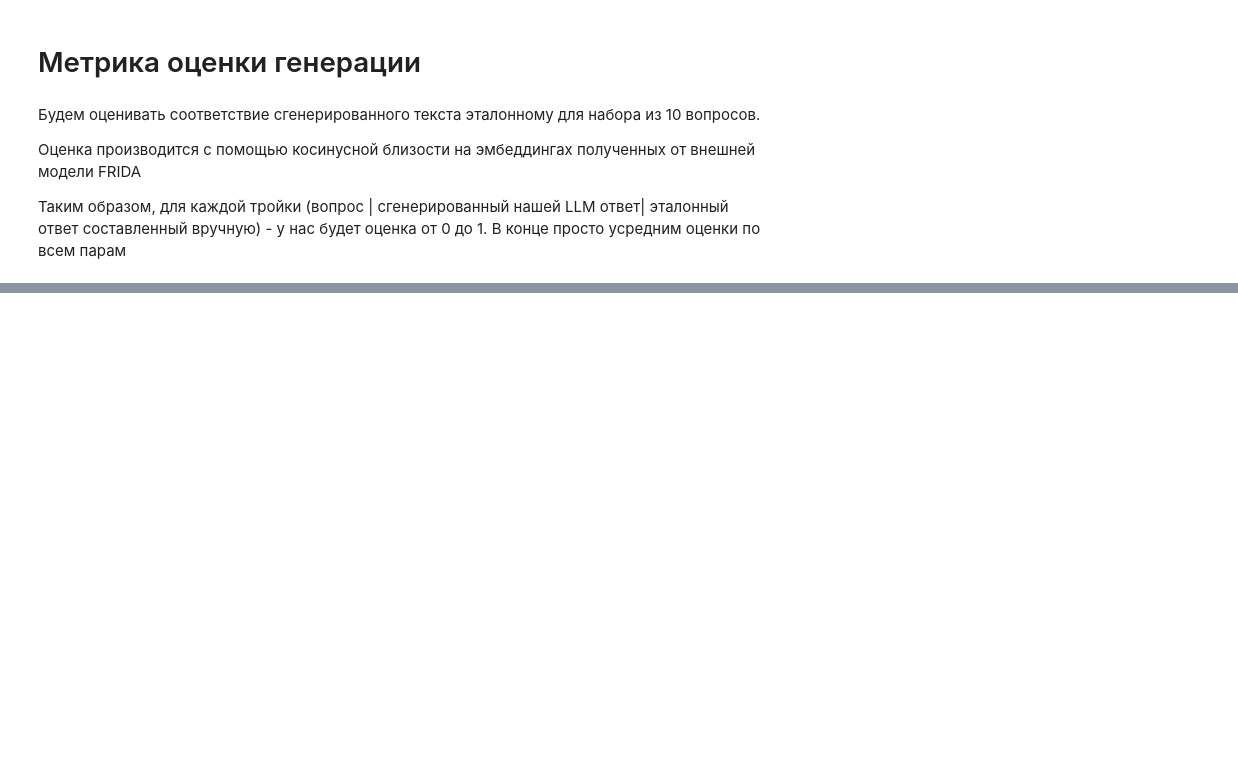
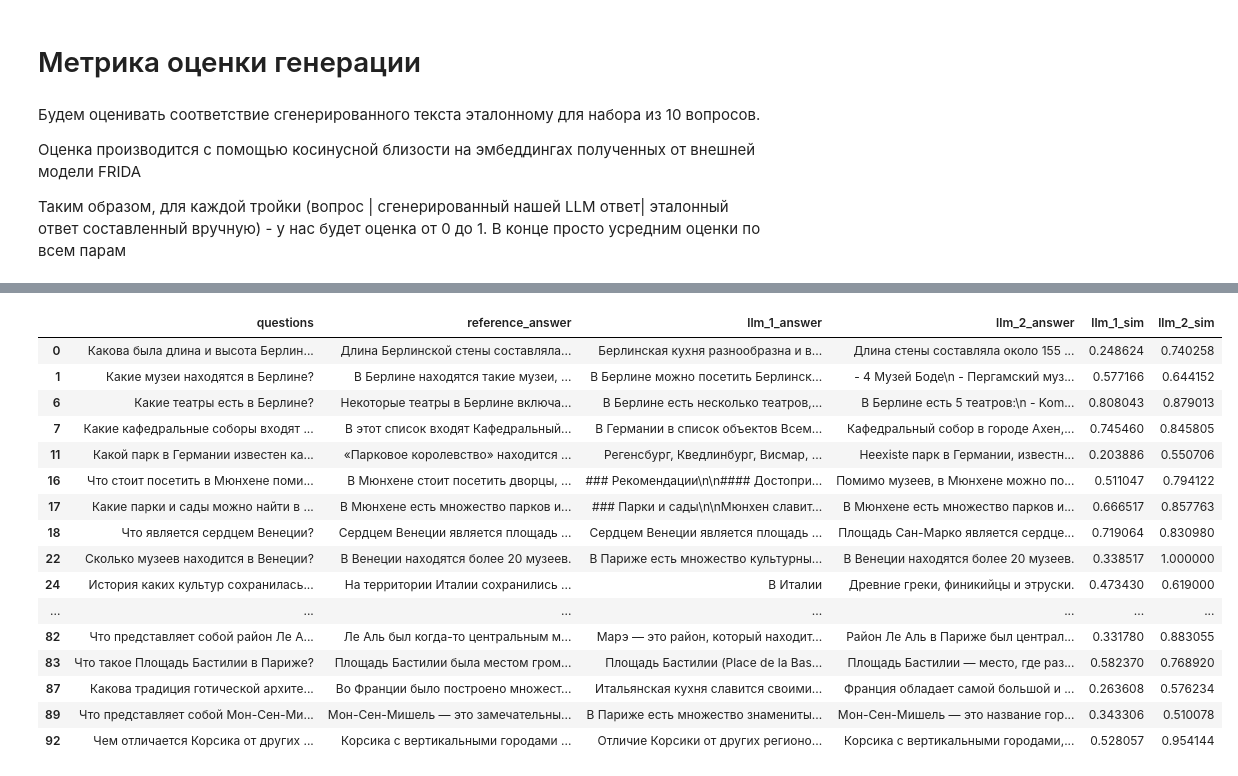
Before and after one commit to malyushitsky/rag-sber, a Jupyter notebook: model_eval.ipynb, the cells around one changed output, grey strips where cells are left out. Saved outputs shown, nothing was run; the diff lists cells and outputs as text; code cells hidden in the pictures; blank space fills up the shorter version.

Commit message:
add eval of 2 LLM and data to compare it

```diff
--- a/model_eval.ipynb
+++ b/model_eval.ipynb
@@ -475,0 +731,23 @@ cosine_similarity: 0.8087
+# %%
+# Сохраним все на диск
+
+import json
+
+data = []
+for q, ref, pred, similarity in zip(questions, reference_answers, generated_answer, similarity):
+    data.append({
+        "question": q,
+        "reference_answer": ref,
+        "generated_answer": pred,
+        "cosine_similarity": similarity
+    })
+
+with open("responses/qa_results_tbank_8B.json", "w", encoding="utf-8") as f:
+    json.dump(data, f)
+# %%
+with open("responses/qa_results_tbank_8B.json", "r", encoding="utf-8") as f:
+    data = json.load(f)
+
+# questions = [item["question"] for item in data]
+# reference_answers = [item["reference_answer"] for item in data]
+# generated_answers = [item["generated_answer"] for item in data]
@@ -475,0 +756,18 @@ cosine_similarity: 0.8087
+# %%
+import pandas as pd
+
+with open("responses/qa_results_tbank_8B.json", "r", encoding="utf-8") as f:
+    data_tbank = json.load(f)
+
+with open("responses/qa_results_gemma_2B.json", "r", encoding="utf-8") as f:
+    data_gemma = json.load(f)
+# %%
+# создаем датафрейм с вопросами и ответами
+df = pd.DataFrame()
+
+df['questions'] = [item["question"] for item in data_tbank]
+df['reference_answer'] = [item["reference_answer"] for item in data_tbank]
+df['llm_1_answer'] = [item["generated_answer"] for item in data_tbank]
+df['llm_2_answer'] = [item["generated_answer"] for item in data_gemma]
+df['llm_1_sim'] = [item["cosine_similarity"] for item in data_tbank]
+df['llm_2_sim'] = [item["cosine_similarity"] for item in data_gemma]
@@ -475,0 +811,20 @@ cosine_similarity: 0.8087
+# %%
+df[df['llm_2_sim'] > df['llm_1_sim']]
+# %% [output]
+|  | questions | reference_answer | llm_1_answer | llm_2_answer | llm_1_sim | llm_2_sim |
+| 0 | Какова была длина и высота Берлин... | Длина Берлинской стены составляла... | Берлинская кухня разнообразна и в... | Длина стены составляла около 155 ... | 0.248624 | 0.740258 |
+| 1 | Какие музеи находятся в Берлине? | В Берлине находятся такие музеи, ... | В Берлине можно посетить Берлинск... | - 4 Музей Боде\n - Пергамский муз... | 0.577166 | 0.644152 |
+| 6 | Какие театры есть в Берлине? | Некоторые театры в Берлине включа... | В Берлине есть несколько театров,... | В Берлине есть 5 театров:\n - Kom... | 0.808043 | 0.879013 |
+| 7 | Какие кафедральные соборы входят ... | В этот список входят Кафедральный... | В Германии в список объектов Всем... | Кафедральный собор в городе Ахен,... | 0.745460 | 0.845805 |
+| 11 | Какой парк в Германии известен ка... | «Парковое королевство» находится ... | Регенсбург, Кведлинбург, Висмар, ... | Неexiste парк в Германии, известн... | 0.203886 | 0.550706 |
+| 16 | Что стоит посетить в Мюнхене поми... | В Мюнхене стоит посетить дворцы, ... | ### Рекомендации\n\n#### Достопри... | Помимо музеев, в Мюнхене можно по... | 0.511047 | 0.794122 |
+| 17 | Какие парки и сады можно найти в ... | В Мюнхене есть множество парков и... | ### Парки и сады\n\nМюнхен славит... | В Мюнхене есть множество парков и... | 0.666517 | 0.857763 |
+| 18 | Что является сердцем Венеции? | Сердцем Венеции является площадь ... | Сердцем Венеции является площадь ... | Площадь Сан-Марко является сердце... | 0.719064 | 0.830980 |
+| 22 | Сколько музеев находится в Венеции? | В Венеции находятся более 20 музеев. | В Париже есть множество культурны... | В Венеции находятся более 20 музеев. | 0.338517 | 1.000000 |
+| 24 | История каких культур сохранилась... | На территории Италии сохранились ... | В Италии | Древние греки, финикийцы и этруски. | 0.473430 | 0.619000 |
+| ... | ... | ... | ... | ... | ... | ... |
+| 82 | Что представляет собой район Ле А... | Ле Аль был когда-то центральным м... | Марэ — это район, который находит... | Район Ле Аль в Париже был централ... | 0.331780 | 0.883055 |
+| 83 | Что такое Площадь Бастилии в Париже? | Площадь Бастилии была местом гром... | Площадь Бастилии (Place de la Bas... | Площадь Бастилии — место, где раз... | 0.582370 | 0.768920 |
+| 87 | Какова традиция готической архите... | Во Франции было построено множест... | Итальянская кухня славится своими... | Франция обладает самой большой и ... | 0.263608 | 0.576234 |
+| 89 | Что представляет собой Мон-Сен-Ми... | Мон-Сен-Мишель — это замечательны... | В Париже есть множество знамениты... | Мон-Сен-Мишель — это название гор... | 0.343306 | 0.510078 |
+| 92 | Чем отличается Корсика от других ... | Корсика с вертикальными городами ... | Отличие Корсики от других регионо... | Корсика с вертикальными городами,... | 0.528057 | 0.954144 |
```
Also changed, not shown: parts of 38 cells of this notebook, 3 other files.
